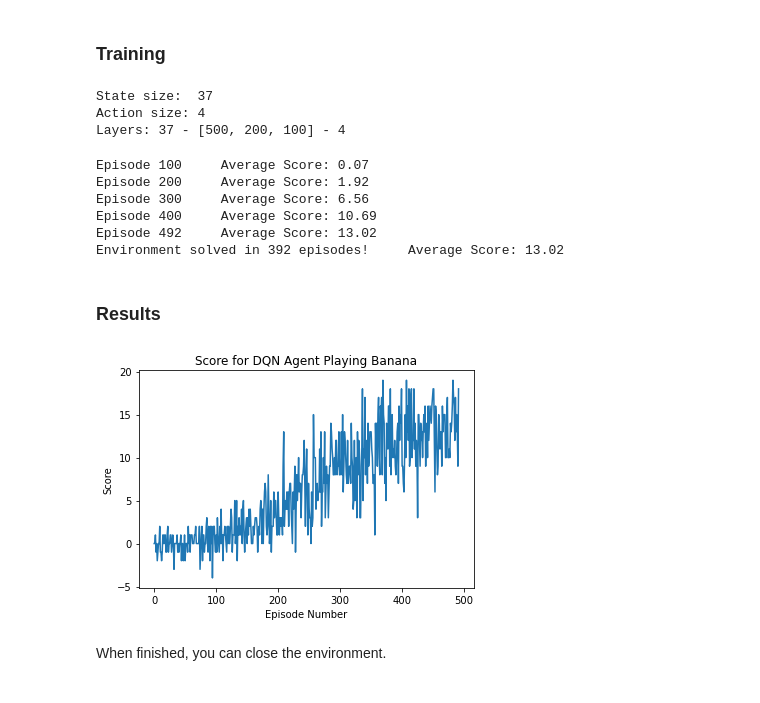
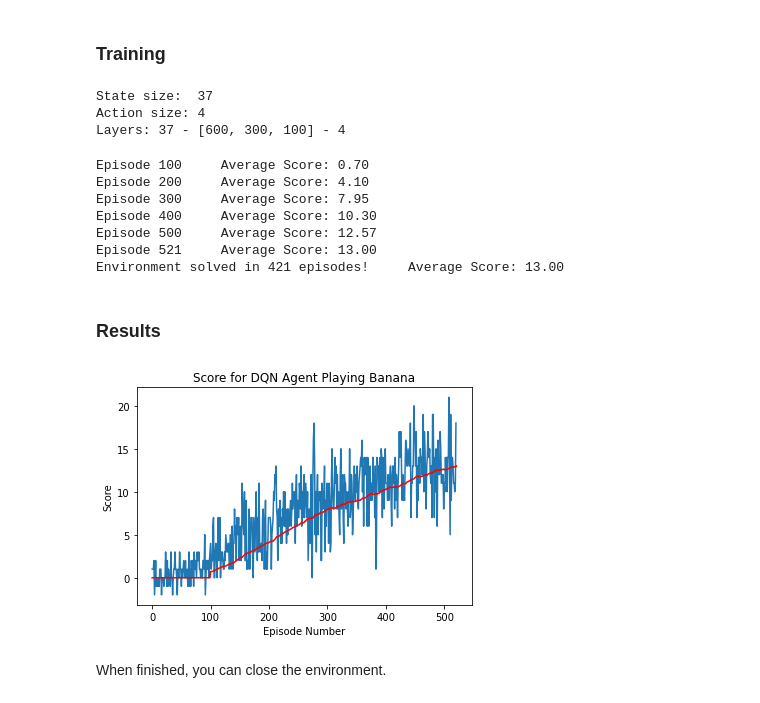
Before and after one commit to SiddhantTandon/DRLND, a Jupyter notebook: project_1_navigation/Navigation.ipynb, the cells around one changed output. Drawn from its saved outputs; the diff is of its cells as text; code cells hidden in the pictures.

```diff
--- a/project_1_navigation/Navigation.ipynb
+++ b/project_1_navigation/Navigation.ipynb
@@ -150,18 +150,18 @@ Autosaving every 120 seconds
 # output_size (int): number of output parameters for neural netowrk
 # hidden_layers (array[int]): hidden layers' number of nodes
 
-class Model(nn.Module):
+class Banana_Model(nn.Module):
     def __init__(self, input_size, output_size, hidden_layers):
-        super(Model, self).__init__();
-        seq = [nn.Linear(input_size, hidden_layers[0])]
+        super(Banana_Model, self).__init__();
+        seq = [nn.Linear(input_size, hidden_layers[0])] # number of layers
         for i in range(1, len(hidden_layers)):
-            seq = seq + [nn.LeakyReLU()]
-            seq = seq + [nn.Linear(hidden_layers[i-1], hidden_layers[i])]
+            seq = seq + [nn.LeakyReLU()] # adding activation function
+            seq = seq + [nn.Linear(hidden_layers[i-1], hidden_layers[i])] # another layer
 
-        seq = seq + [nn.LeakyReLU()]
-        seq = seq + [nn.Linear(hidden_layers[-1], output_size)]
+        seq = seq + [nn.LeakyReLU()] # another activation layers
+        seq = seq + [nn.Linear(hidden_layers[-1], output_size)] # last layer
 
-        self.model = nn.Sequential(*seq)
+        self.model = nn.Sequential(*seq) # making the architecture
 
 
  # Makes a forward pass through neural network model
@@ -338,16 +338,16 @@ def dqn(agent, n_episodes=2000, max_t=1000, eps_start=1.0, eps_end=0.01, eps_dec
 # %% [markdown]
 ### Training
 # %%
-BUFFER_SIZE = int(5e4)  # replay buffer size
-BATCH_SIZE = 32         # batch size
-GAMMA = 0.99            # discount factor
+Buffer_Size = int(5e4)  # replay buffer size
+Batch_Size = 32         # batch size
+Gamma = 0.99            # discount factor
 TAU = 1e-3              # for soft update of target parameters
 LR = 5e-4               # learning rate
 UPDATE_EVERY = 4        # how often to update the network
 SEED = 42
-EPISODES = 2000
+Episodes = 2000
 MAX_TIMESTEPS = int(1e3)
-hidden_layers = [500, 200, 100]
+hidden_layers = [600, 300, 100]
 
 device = torch.device("cuda:0" if torch.cuda.is_available() else "cpu")
 torch.manual_seed(SEED)
@@ -364,34 +364,48 @@ print("Layers: {} - {} - {}".format(state_size, hidden_layers, action_size))
 # %% [output]
 State size:  37
 Action size: 4
-Layers: 37 - [500, 200, 100] - 4
+Layers: 37 - [600, 300, 100] - 4
 # %%
-replay_buffer = ReplayBuffer(action_size, BUFFER_SIZE, BATCH_SIZE)
-agent = Agent(state_size, action_size, hidden_layers, LR, replay_buffer, BATCH_SIZE, UPDATE_EVERY, GAMMA)
+replay_buffer = ReplayBuffer(action_size, Buffer_Size, Batch_Size)
+agent = Banana_Agent(state_size, action_size, hidden_layers, LR, replay_buffer, Batch_Size, UPDATE_EVERY, Gamma)
 
-scores = dqn(agent, EPISODES, MAX_TIMESTEPS)
+scores = dqn(agent, Episodes, MAX_TIMESTEPS)
 # %% [output]
-Episode 100     Average Score: 0.07
-Episode 200     Average Score: 1.92
-Episode 300     Average Score: 6.56
-Episode 400     Average Score: 10.69
-Episode 492     Average Score: 13.02
-Environment solved in 392 episodes!     Average Score: 13.02
+Episode 100     Average Score: 0.70
+Episode 200     Average Score: 4.10
+Episode 300     Average Score: 7.95
+Episode 400     Average Score: 10.30
+Episode 500     Average Score: 12.57
+Episode 521     Average Score: 13.00
+Environment solved in 421 episodes!     Average Score: 13.00
 # %% [markdown]
 ### Results
 # %%
 import matplotlib.pyplot as plt
+
+# calculating the average
+def moving_average(a, n=3) :
+    ret = np.cumsum(a, dtype=float)
+    ret[n:] = ret[n:] - ret[:-n]
+    return ret[n - 1:] / n
+
+
+ma = 100
+avg = moving_average(scores, ma)
+avg = np.concatenate((np.zeros(ma), avg))
+
 # plot the scores
 fig = plt.figure()
 ax = fig.add_subplot(111)
 plt.plot(np.arange(len(scores)), scores)
+plt.plot(np.arange(len(avg)), avg, c='r', label='{} MA'.format(ma))
 plt.ylabel('Score')
 plt.xlabel('Episode Number')
 plt.title('Score for DQN Agent Playing Banana')
 plt.show()
 fig.savefig('navigation_plot.jpg')
 # %% [output]
-[figure, old version]
+[figure, new version]
 # %% [markdown]
 When finished, you can close the environment.
 # %%
```
Also changed, not shown: parts of 2 cells of this notebook, 1 other file.
